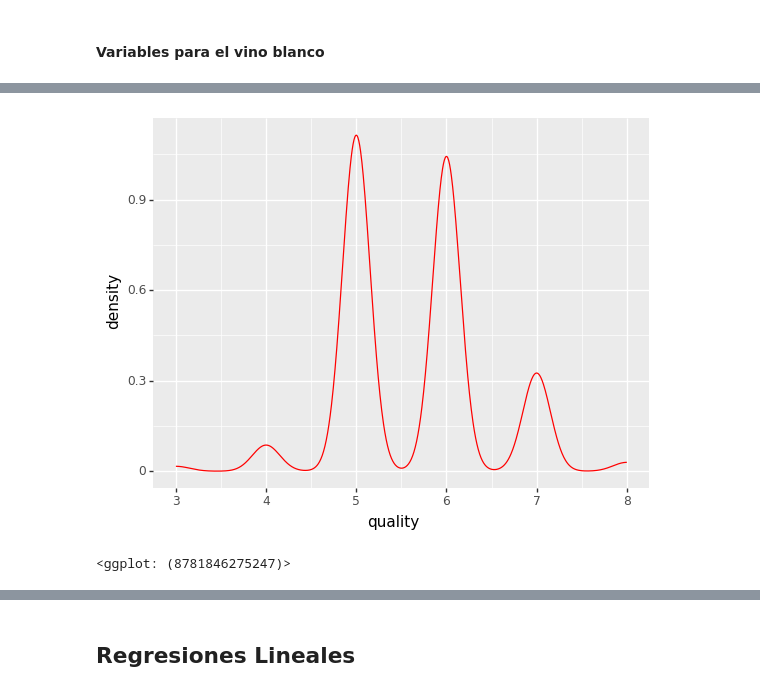
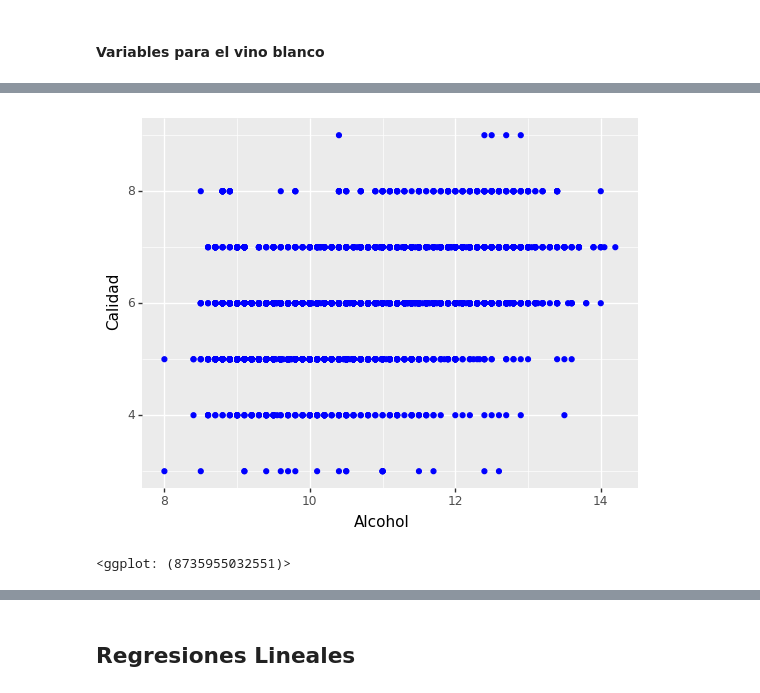
Before and after one commit to Slinking196/Inteligencia-Artificial, a Jupyter notebook: Copia_de_Labortorio_2.ipynb, the cells around one changed output, grey strips where cells are left out. Drawn from its saved outputs; the diff is of its cells as text; code cells hidden in the pictures.

```diff
--- a/Copia_de_Labortorio_2.ipynb
+++ b/Copia_de_Labortorio_2.ipynb
@@ -171,8 +193,10 @@ sns.heatmap(data=correlation,mask=mask,square=True,annot=True,cbar=True,cmap="Yl
 # %%
-(ggplot(wineQualityRed)+
- aes(x='quality')+
- geom_density(color='red')
+(ggplot(wineQualityWhite)+
+ aes(x="alcohol", y="quality")+
+ xlab("Alcohol")+
+ ylab("Calidad")+
+ geom_point(color="blue")
  )
 # %% [output]
-[figure, old version]
+[figure, new version]
-<ggplot: (8781846275247)>
+<ggplot: (8735955032551)>
```
Also changed, not shown: parts of 47 cells of this notebook.
